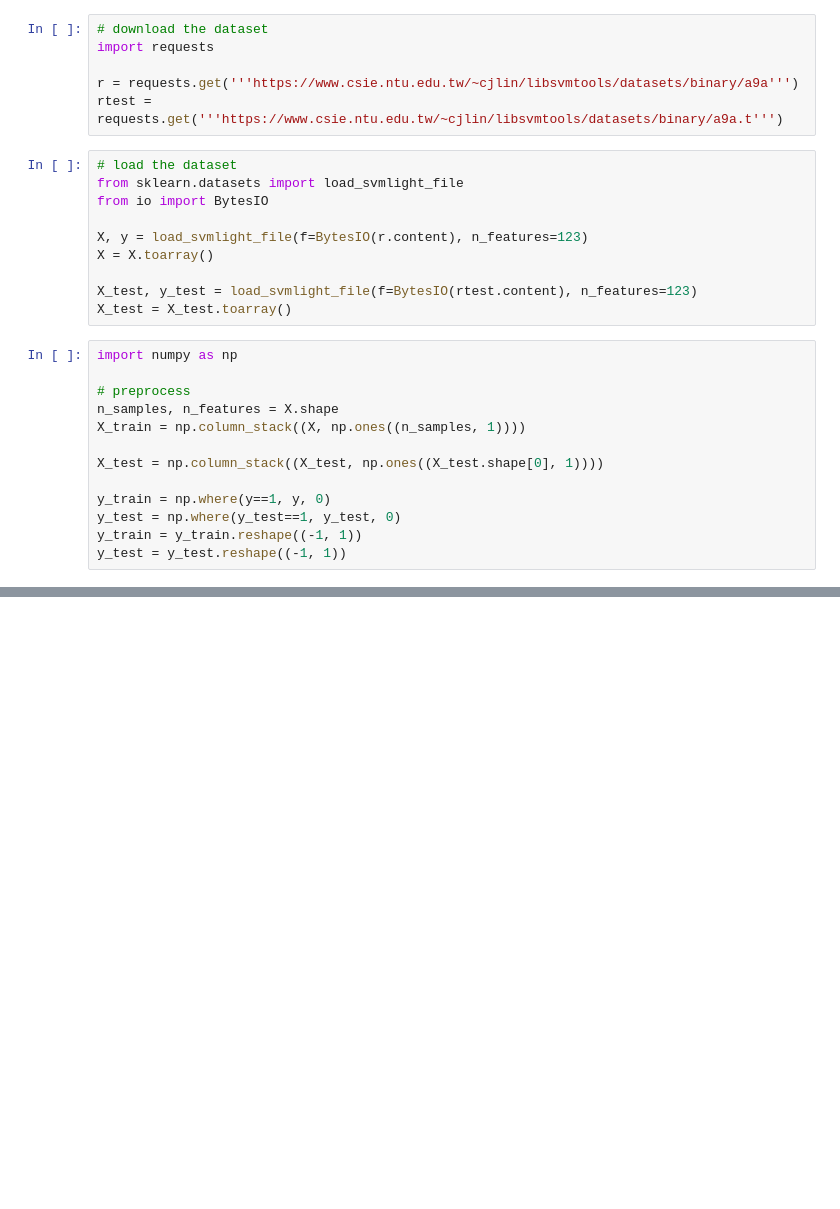
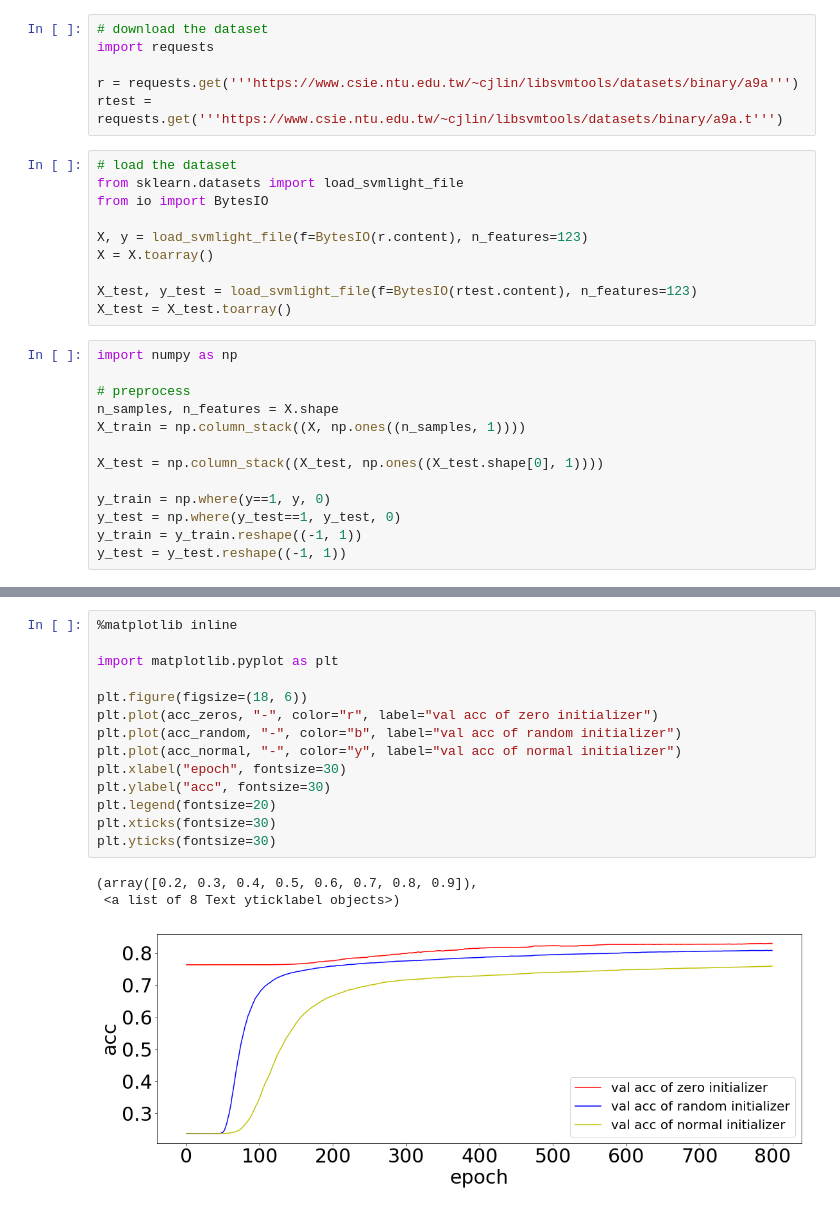
Before and after one commit to zedom1/Class_Project, a Jupyter notebook: Machine Learning Lab/Lab2/ClassificationExperiment_LR.ipynb, the cells around one changed output, grey strips where cells are left out. Drawn from its saved outputs; the diff is of its cells as text; blank space fills up the shorter version.

```diff
--- a/Machine Learning Lab/Lab2/ClassificationExperiment_LR.ipynb
+++ b/Machine Learning Lab/Lab2/ClassificationExperiment_LR.ipynb
@@ -109,0 +122,18 @@ Text(0.5,1,'The graph of test acc value varing with the number of iterations')
+# %%
+%matplotlib inline
+
+import matplotlib.pyplot as plt
+
+plt.figure(figsize=(18, 6))
+plt.plot(acc_zeros, "-", color="r", label="val acc of zero initializer")
+plt.plot(acc_random, "-", color="b", label="val acc of random initializer")
+plt.plot(acc_normal, "-", color="y", label="val acc of normal initializer")
+plt.xlabel("epoch", fontsize=30)
+plt.ylabel("acc", fontsize=30)
+plt.legend(fontsize=20)
+plt.xticks(fontsize=30)
+plt.yticks(fontsize=30)
+# %% [output]
+(array([0.2, 0.3, 0.4, 0.5, 0.6, 0.7, 0.8, 0.9]),
+ <a list of 8 Text yticklabel objects>)
+[figure, added]
```
Also changed, not shown: parts of 10 cells of this notebook, 42 other files.
